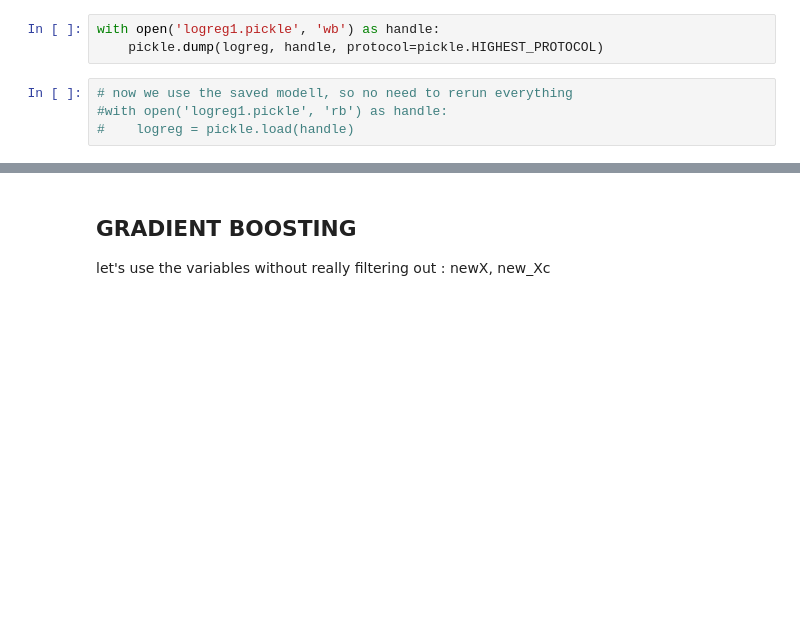
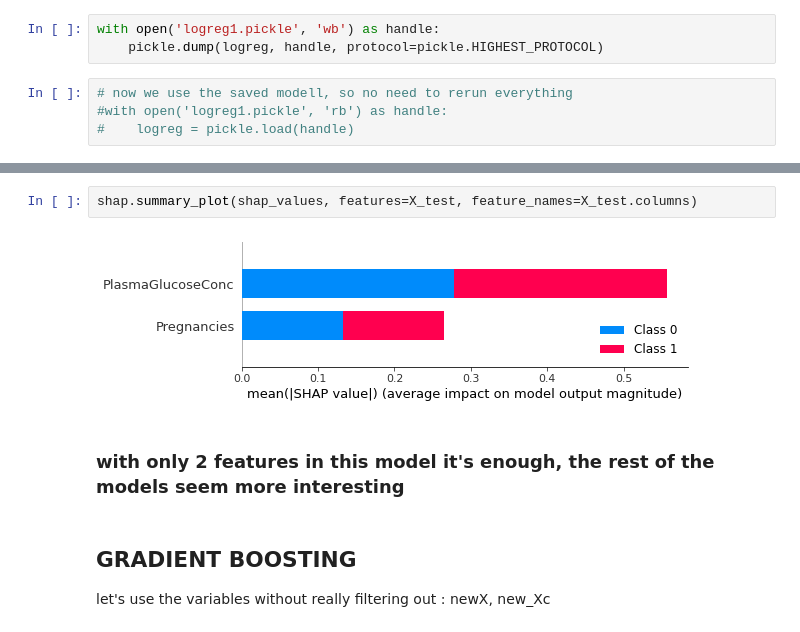
Before and after one commit to GTorley/Predictive-Modelling-Framework, a Jupyter notebook: Predictive Modelling 1.ipynb, the cells around one changed output, grey strips where cells are left out. Saved outputs shown, nothing was run; the diff lists cells and outputs as text; blank space fills up the shorter version.

```diff
--- a/Predictive Modelling 1.ipynb
+++ b/Predictive Modelling 1.ipynb
@@ -648,3 +723,9 @@ with open('logreg1.pickle', 'wb') as handle:
+# %%
+shap.summary_plot(shap_values, features=X_test, feature_names=X_test.columns)
+# %% [output]
+[figure, added]
+# %% [markdown]
+### with only 2 features in this model it's enough, the rest of the models seem more interesting
 # %% [markdown]
 ## GRADIENT BOOSTING
 
```
Also changed, not shown: parts of 46 cells of this notebook, 3 other files.
